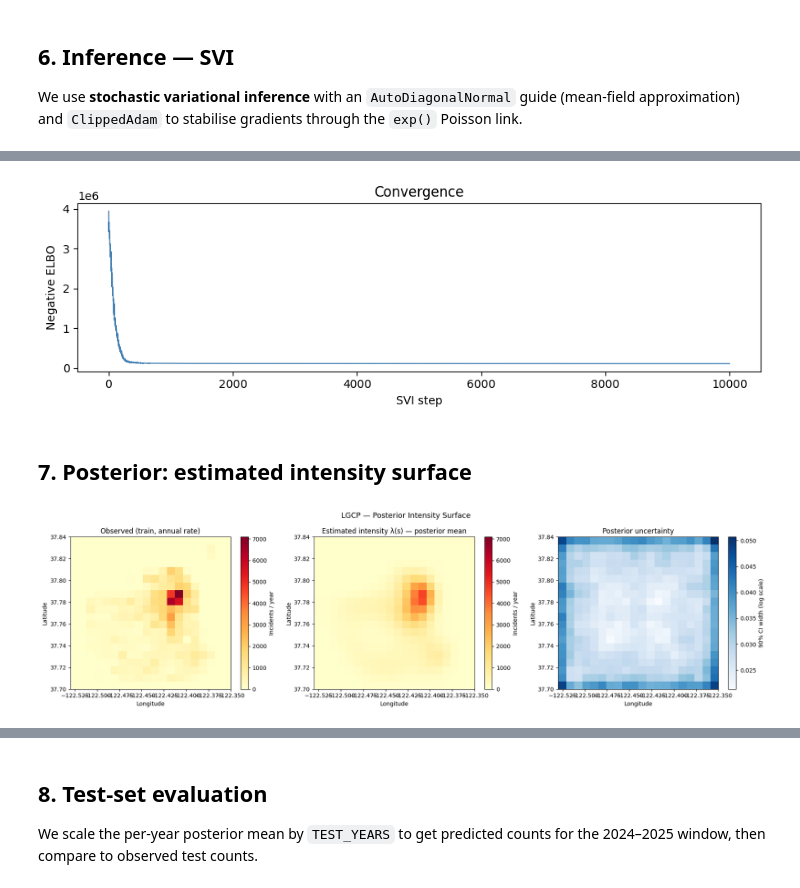
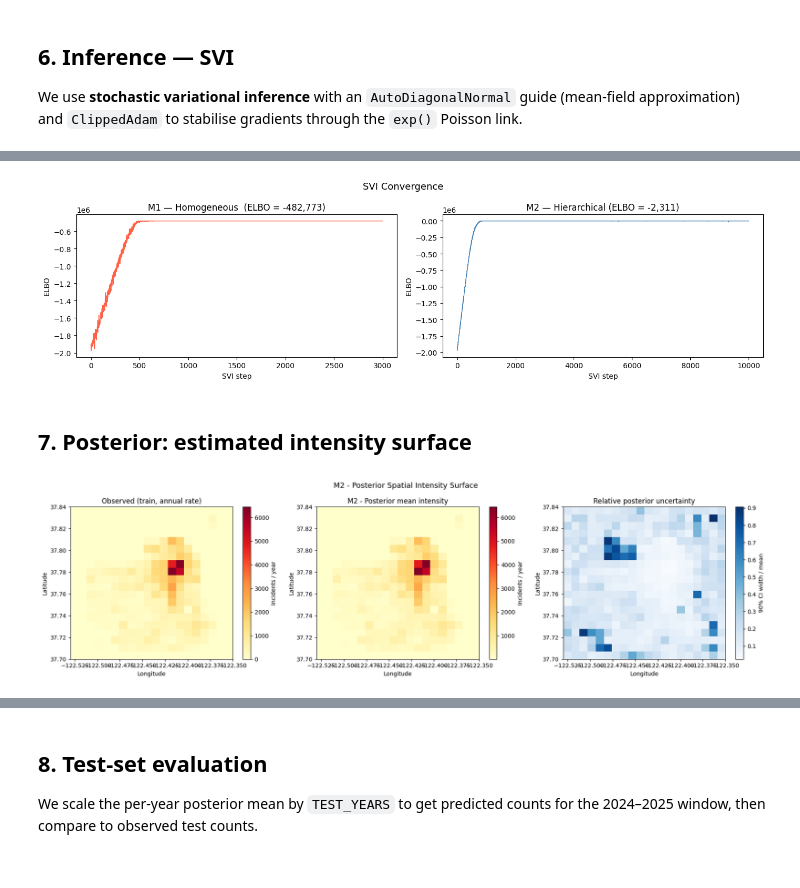
Before and after one commit to bodvarsdottirkristin/model-based, a Jupyter notebook: src/models/spatial_pp.ipynb, the cells around one changed output, grey strips where cells are left out. Drawn from its saved outputs; the diff is of its cells as text; code cells hidden in the pictures.

Commit message:
adding other models

```diff
--- a/src/models/spatial_pp.ipynb
+++ b/src/models/spatial_pp.ipynb
@@ -148,7 +185,7 @@ GP smoothness, which is important when crime has sharp local hotspots.
 X    = torch.tensor(
     np.stack([(centroids[:,0]-LAT_MIN)/(LAT_MAX-LAT_MIN),
               (centroids[:,1]-LON_MIN)/(LON_MAX-LON_MIN)], axis=1),
-    dtype=torch.float32)          # [N_CELLS, 2] — normalised, for plotting only
+    dtype=torch.float32)
 
 y_tr = torch.tensor(counts_tr, dtype=torch.float32)
 y_te = torch.tensor(counts_te, dtype=torch.float32)
@@ -157,24 +194,25 @@ log_exp_tr = torch.log(torch.tensor(float(TRAIN_YEARS)))
 log_exp_te = torch.log(torch.tensor(float(TEST_YEARS)))
 
 
+# ── M1: Homogeneous Poisson Process ───────────────────────────────────────────
+def model_homogeneous(log_exposure, counts=None):
+    """Spatial null model: one rate for all cells."""
+    log_rate = pyro.sample("log_rate_global", dist.Normal(0., 3.))
+    rate = torch.exp(log_rate + log_exposure)
+    with pyro.plate("cells", N_CELLS):
+        pyro.sample("y", dist.Poisson(rate * torch.ones(N_CELLS)), obs=counts)
+
+
+# ── M2: Inhomogeneous Poisson Process (Poisson-lognormal) ─────────────────────
 def model_lgcp(log_exposure, counts=None):
-    """
-    Inhomogeneous Poisson Process: each grid cell has its own log-rate,
-    drawn from a shared Gaussian prior (partial pooling).
-
-    log_exposure : scalar  log(n_years)
-    counts       : [N]     observed counts per cell (None at prediction time)
-    """
-    # ── Hyperpriors (learned from data, control shrinkage strength) ───────────
+    """Main model: per-cell log-rates with partial pooling."""
     mu    = pyro.sample("mu",    dist.Normal(0., 3.))
     sigma = pyro.sample("sigma", dist.HalfNormal(1.5))
-
-    # ── Per-cell spatial intensity ─────────────────────────────────────────────
     with pyro.plate("cells", N_CELLS):
         log_rate = pyro.sample("log_rate", dist.Normal(mu, sigma))
         rate = torch.exp(log_rate + log_exposure)
         pyro.sample("y", dist.Poisson(rate), obs=counts)
 
 
-print("Model defined.")
+print("M1 (homogeneous) and M2 (inhomogeneous) defined.")
 # %% [output]
@@ -222,34 +282,38 @@ Done.
 # %%
-fig, ax = plt.subplots(figsize=(9, 3))
-ax.plot(losses, color="steelblue", lw=1)
-ax.set_xlabel("SVI step"); ax.set_ylabel("Negative ELBO")
-ax.set_title("Convergence")
+fig, axes = plt.subplots(1, 2, figsize=(14, 4))
+
+for ax, lss, title, col in [
+    (axes[0], losses_1, f"M1 — Homogeneous  (ELBO = {elbo_1:,.0f})", "tomato"),
+    (axes[1], losses_2, f"M2 — Hierarchical (ELBO = {elbo_2:,.0f})", "steelblue"),
+]:
+    ax.plot([-l for l in lss], color=col, lw=1)
+    ax.set_xlabel("SVI step"); ax.set_ylabel("ELBO")
+    ax.set_title(title)
+
+plt.suptitle("SVI Convergence", fontsize=13)
 plt.tight_layout()
 plt.show()
 # %% [output]
-[figure, old version]
+[figure, new version]
 # %% [markdown]
 ## 7. Posterior: estimated intensity surface
 # %%
-posterior = Predictive(model_lgcp, guide=guide, num_samples=500,
+restore_guide(guide_2)
+posterior = Predictive(model_lgcp, guide=guide_2, num_samples=500,
                        return_sites=["log_rate"])(log_exp_tr)
 
-log_rate_s = posterior["log_rate"]           # [500, N_CELLS]
-lam_s      = torch.exp(log_rate_s)           # annual rate per cell per sample
+log_rate_s = posterior["log_rate"]
+lam_s      = torch.exp(log_rate_s)
+lam_mean   = lam_s.mean(0).detach().numpy()
+lam_lo     = lam_s.quantile(0.05, dim=0).detach().numpy()
+lam_hi     = lam_s.quantile(0.95, dim=0).detach().numpy()
 
-lam_mean = lam_s.mean(0).detach().numpy()    # posterior mean annual rate
-lam_lo   = lam_s.quantile(0.05, dim=0).detach().numpy()
-lam_hi   = lam_s.quantile(0.95, dim=0).detach().numpy()
-
-# ── Plot ──────────────────────────────────────────────────────────────────────
 fig, axes = plt.subplots(1, 3, figsize=(18, 5))
 extent = [LON_MIN, LON_MAX, LAT_MIN, LAT_MAX]
 kw = dict(origin="lower", extent=extent, aspect="auto")
 
-obs_annual = counts_tr / TRAIN_YEARS
-vmax = max(obs_annual.max(), lam_mean.max())
-
-im0 = axes[0].imshow(obs_annual.reshape(GRID_SIZE, GRID_SIZE),
+vmax = max((counts_tr / TRAIN_YEARS).max(), lam_mean.max())
+im0 = axes[0].imshow((counts_tr / TRAIN_YEARS).reshape(GRID_SIZE, GRID_SIZE),
                      cmap="YlOrRd", vmax=vmax, **kw)
 plt.colorbar(im0, ax=axes[0], label="Incidents / year")
 axes[0].set_title("Observed (train, annual rate)")
@@ -257,9 +321,8 @@ axes[0].set_title("Observed (train, annual rate)")
 im1 = axes[1].imshow(lam_mean.reshape(GRID_SIZE, GRID_SIZE),
                      cmap="YlOrRd", vmax=vmax, **kw)
 plt.colorbar(im1, ax=axes[1], label="Incidents / year")
-axes[1].set_title("Estimated intensity λ(s) — posterior mean")
+axes[1].set_title("M2 - Posterior mean intensity")
 
-# Relative uncertainty: 90% CI width / posterior mean (coefficient of variation)
 rel_ci = ((lam_hi - lam_lo) / (lam_mean + 1)).reshape(GRID_SIZE, GRID_SIZE)
 im2 = axes[2].imshow(rel_ci, cmap="Blues", **kw)
 plt.colorbar(im2, ax=axes[2], label="90% CI width / mean")
@@ -267,9 +330,8 @@ axes[2].set_title("Relative posterior uncertainty")
 
 for ax in axes:
     ax.set_xlabel("Longitude"); ax.set_ylabel("Latitude")
-
-plt.suptitle("Spatial Intensity Surface — Posterior", fontsize=13)
+plt.suptitle("M2 - Posterior Spatial Intensity Surface", fontsize=13)
 plt.tight_layout()
 plt.show()
 # %% [output]
-[figure, old version]
+[figure, new version]
```
Also changed, not shown: parts of 9 cells of this notebook, 1 other file.
